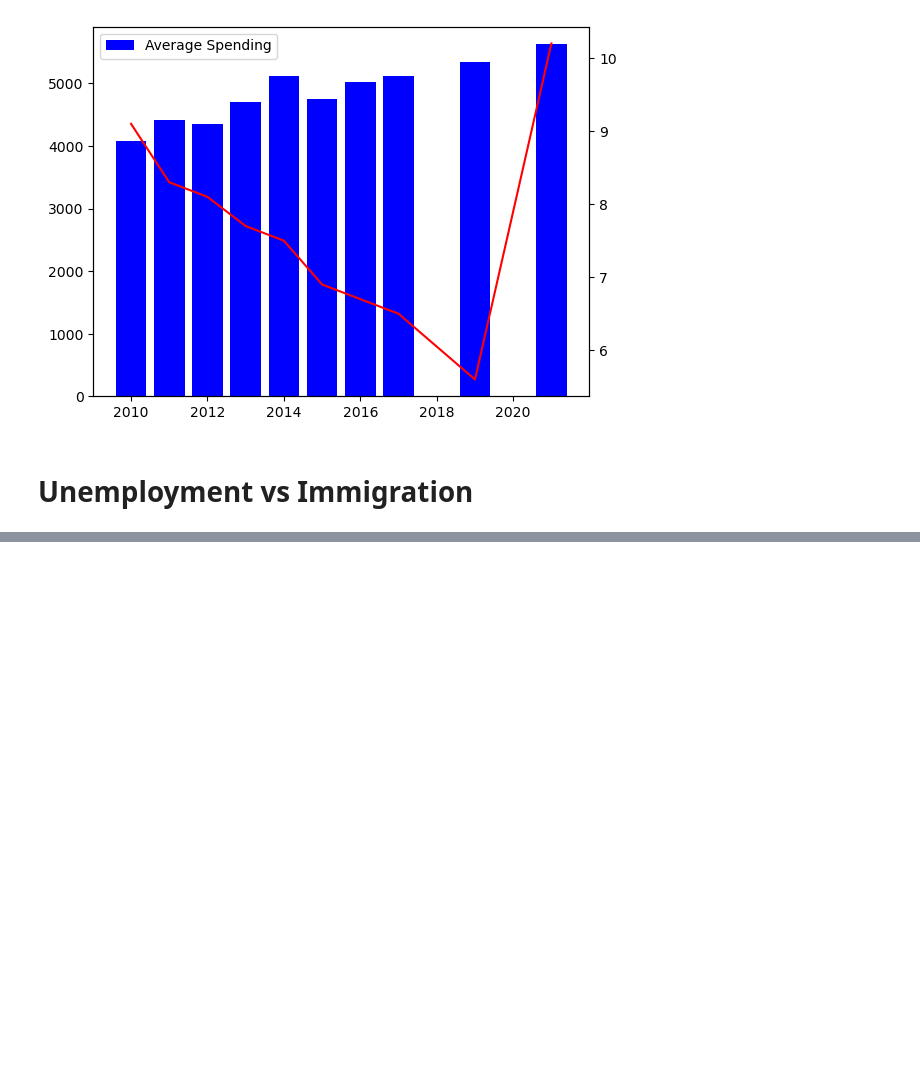
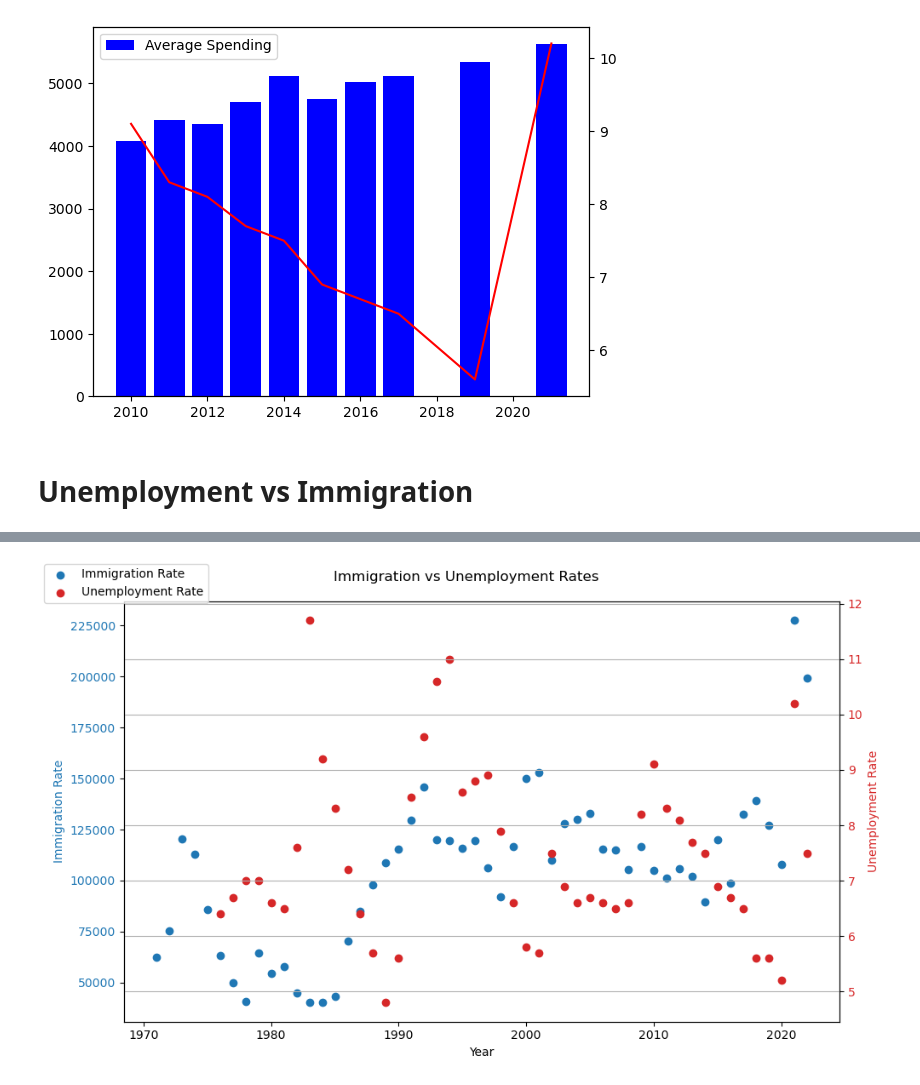
Before and after one commit to Cadeem-M/Unemployment-Analysis, a Jupyter notebook: analysis.ipynb, the cells around one changed output, grey strips where cells are left out. Cells and saved outputs as stored; diff of their text form; code cells hidden in the pictures; blank space fills up the shorter version.

Commit message:
Rob Immigration commit

```diff
--- a/analysis.ipynb
+++ b/analysis.ipynb
@@ -243,0 +268,3 @@ immigration_df.head()
+# %%
+filt_immigration_df["Year"] = ""
+filt_immigration_df.head()
@@ -243,0 +304,10 @@ immigration_df.head()
+# %%
+filt_immigration_df['Year'] = filt_immigration_df['Year'].astype(int)
+
+ontario_immigration = filt_immigration_df.loc[
+    (filt_immigration_df["GEO"] == "Ontario") &
+    (filt_immigration_df["Age group"] == "All ages") &
+    (filt_immigration_df["Year"] >= 1970) & (filt_immigration_df["Year"] <= 2022)]
+
+
+ontario_immigration.head()
@@ -243,0 +321,12 @@ immigration_df.head()
+# %%
+filt_unemployed_df['Year'] = filt_unemployed_df['Year'].astype(int)
+
+ontario_unemploy = filt_unemployed_df.loc[
+    (filt_unemployed_df["GEO"] == "Ontario") &
+    (filt_unemployed_df["Age group"] == "15 years and over") &
+    (filt_unemployed_df["Month"] == "01") &
+    (filt_unemployed_df['Year'] <= 2022) & (filt_unemployed_df["Year"] >= 1970)]
+
+
+
+ontario_unemploy.head()
@@ -243,0 +352,22 @@ immigration_df.head()
+# %%
+fig, ax1 = plt.subplots(figsize=(10, 6))
+
+color = 'tab:blue'
+ax1.set_xlabel('Year')
+ax1.set_ylabel('Immigration Rate', color=color)
+ax1.scatter(ontario_immigration['Year'], ontario_immigration['Total Immigrants'], color=color, label='Immigration Rate')
+ax1.tick_params(axis='y', labelcolor=color)
+
+ax2 = ax1.twinx()
+color = 'tab:red'
+ax2.set_ylabel('Unemployment Rate', color=color)
+ax2.scatter(ontario_unemploy['Year'], ontario_unemploy['Unemployment rate'], color=color, label='Unemployment Rate')
+ax2.tick_params(axis='y', labelcolor=color)
+
+fig.suptitle('Immigration vs Unemployment Rates')
+fig.legend(loc="upper left")
+fig.tight_layout()
+plt.grid(True)
+plt.show()
+# %% [output]
+[figure, added]
```
Also changed, not shown: parts of 10 cells of this notebook, 1 other file.
